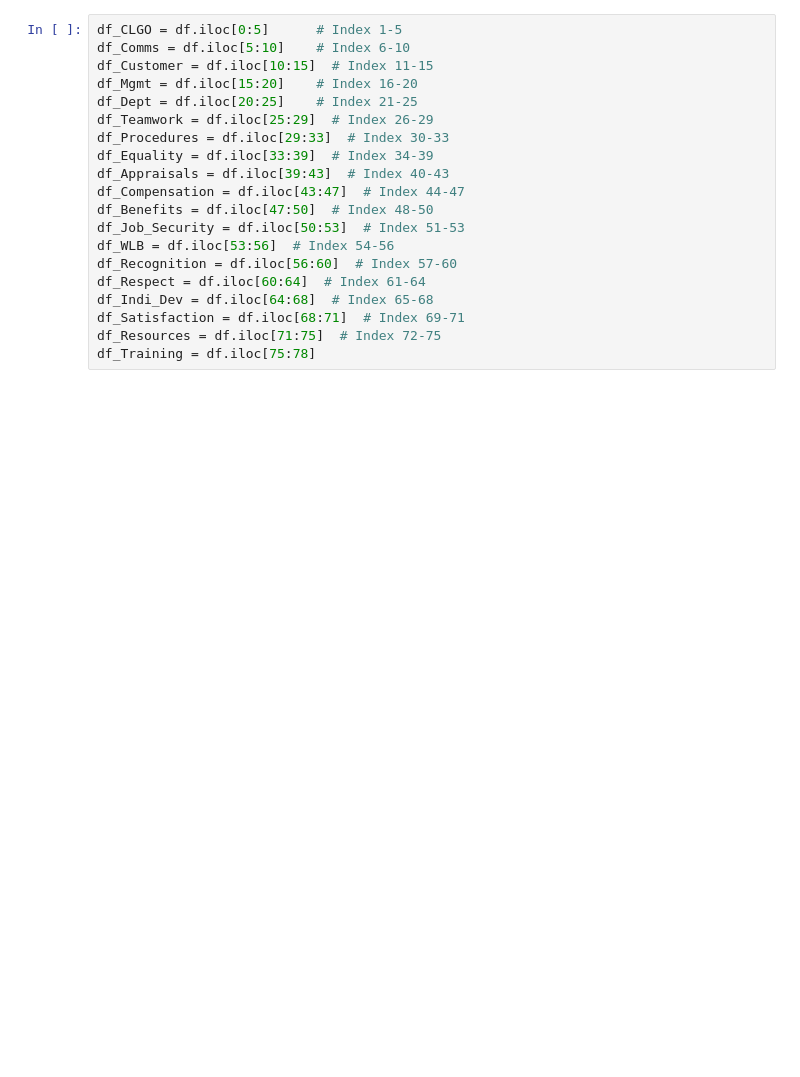
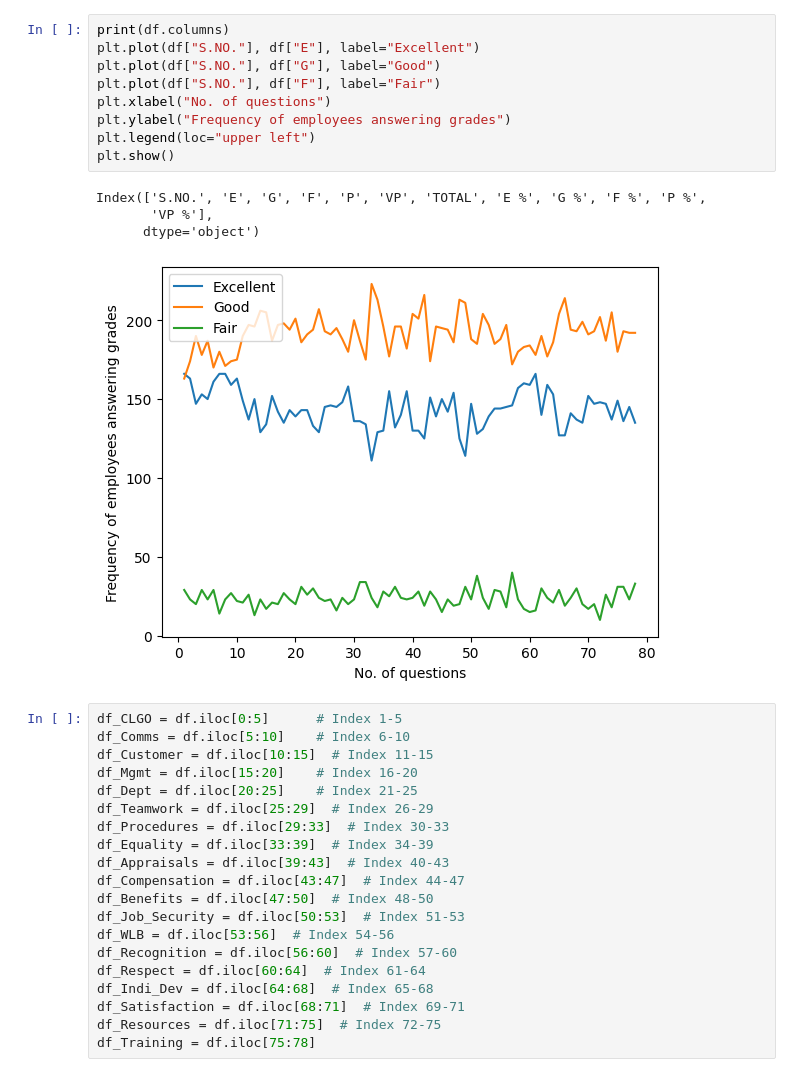
Before and after one commit to GuptajiRocks/data-science-sem4, a Jupyter notebook: Lectures/feb9-self/one.ipynb, the cells around one changed output. Cells and saved outputs as stored; diff of their text form; blank space fills up the shorter version.

```diff
--- a/Lectures/feb9-self/one.ipynb
+++ b/Lectures/feb9-self/one.ipynb
@@ -6,3 +25,17 @@ df = pd.read_csv("l1.csv")
+# %%
+print(df.columns)
+plt.plot(df["S.NO."], df["E"], label="Excellent")
+plt.plot(df["S.NO."], df["G"], label="Good")
+plt.plot(df["S.NO."], df["F"], label="Fair")
+plt.xlabel("No. of questions")
+plt.ylabel("Frequency of employees answering grades")
+plt.legend(loc="upper left")
+plt.show()
+# %% [output]
+Index(['S.NO.', 'E', 'G', 'F', 'P', 'VP', 'TOTAL', 'E %', 'G %', 'F %', 'P %',
+       'VP %'],
+      dtype='object')
+[figure, added]
 # %%
 df_CLGO = df.iloc[0:5]      # Index 1-5
 df_Comms = df.iloc[5:10]    # Index 6-10
```
Also changed, not shown: parts of 3 cells of this notebook.
